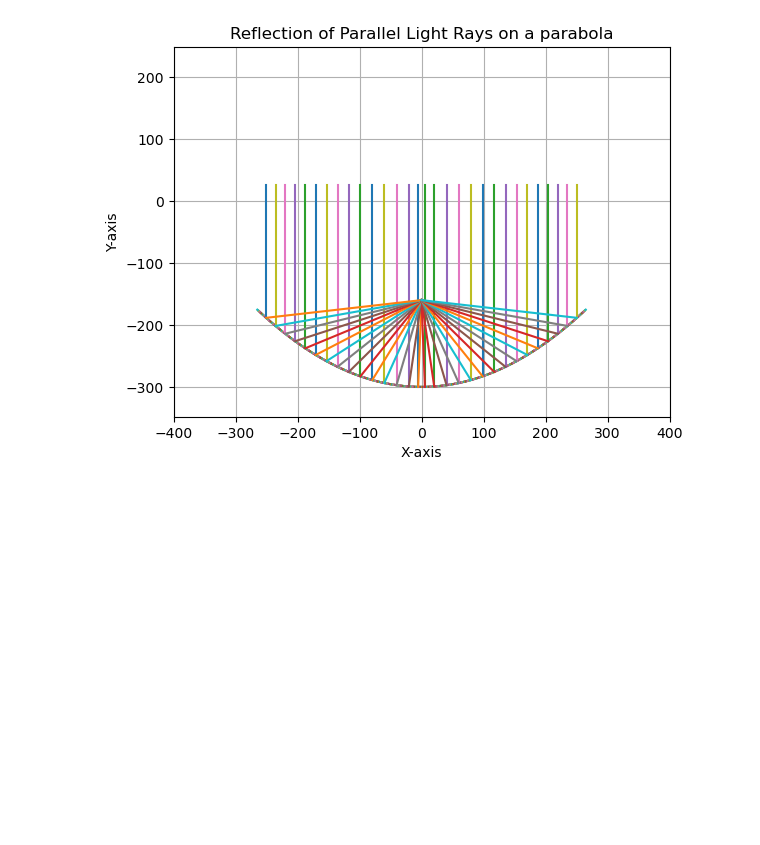
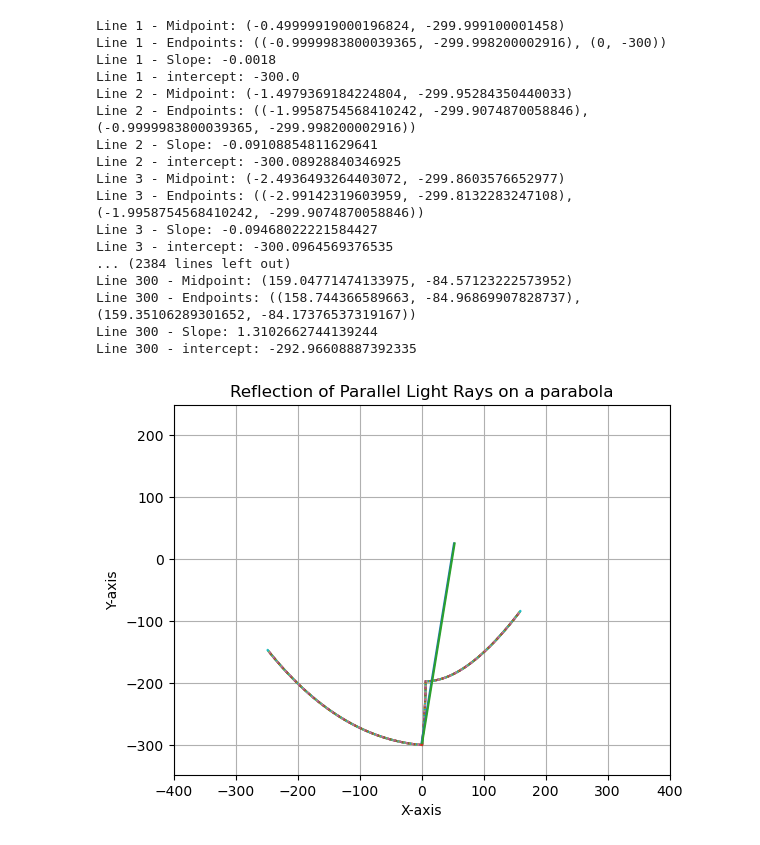
Before and after one commit to xiuxiua8/MCM_ProblemA, a Jupyter notebook: draw.ipynb, the cells around one changed output. Drawn from its saved outputs; the diff is of its cells as text; code cells hidden in the pictures; blank space fills up the shorter version.

```diff
--- a/draw.ipynb
+++ b/draw.ipynb
@@ -227,13 +233,3 @@ def reflect_simple(index,line_segments_array,tag,k1 = None):
-# %%
-def degree_incident_light_is(d):
-    reflect_simple(5, line_segments_arrayR, 1, d)
-    reflect_simple(5, line_segments_arrayL, 0, d)
-
-    for i in range(1, 15):
-        reflect_simple(20 * i, line_segments_arrayR, 1, d)
-
-    for i in range(1, 15):
-        reflect_simple(20 * i, line_segments_arrayL, 0, d)
 # %%
 # circle
 fig, ax = plt.subplots()
@@ -294,11 +291,14 @@ def parabola_slope(index, line_segments_array, tag, k1 = None):
     return k_value
 
 
+# def small_theta(dy, k1 = None):
+
+
 def find_line_segments_like_parabola(line_segments_arrayR,line_segments_arrayL,degree = None):
 
     left_endpoint1 = (0, -300)
                                                                                 #slope1 = circle_slope(0)
-    slope1 = 0.0018
+    slope1 = -0.0897
     line1 = LineSegment(left_endpoint=left_endpoint1, slope=slope1)
     line_segments_arrayL.append(line1)
 
@@ -326,37 +326,61 @@ def find_line_segments_like_parabola(line_segments_arrayR,line_segments_arrayL,d
 # %%
 #parabola
 
 fig, ax = plt.subplots()
 
 
 # draw a bunch of  line segments like parabola, and the degree of incident light is None(90) or 80
 line_segments_arrayR = []
 line_segments_arrayL = []
-find_line_segments_like_parabola(line_segments_arrayR, line_segments_arrayL, None)
+find_line_segments_like_parabola(line_segments_arrayR, line_segments_arrayL, 80)
 
-#print_line_segments(line_segments_arrayR)
-#print_line_segments(line_segments_arrayL)
+print_line_segments(line_segments_arrayR)
+print_line_segments(line_segments_arrayL)
 
 plot_line_segments(line_segments_arrayR, fig, ax)
 plot_line_segments(line_segments_arrayL, fig, ax)
 
-degree_incident_light_is(None)
+degree_incident_light_is(80)
 
 # set equal
 plt.axis('equal')
 
 # set the range
 plt.xlim(-400, 400)
 plt.ylim(-350, 250)
 
+# set the range
+# plt.xlim(-25, 25)
+# plt.ylim(-310, -250)
+
+# plt.xlim(-10, 10)
+# plt.ylim(-310, -290)
+
 plt.title('Reflection of Parallel Light Rays on a parabola')
 plt.xlabel('X-axis')
 plt.ylabel('Y-axis')
 #plt.legend()
 plt.grid(True)
 plt.show()
 # %% [output]
+Line 1 - Midpoint: (-0.49999919000196824, -299.999100001458)
+Line 1 - Endpoints: ((-0.9999983800039365, -299.998200002916), (0, -300))
+Line 1 - Slope: -0.0018
+Line 1 - intercept: -300.0
+Line 2 - Midpoint: (-1.4979369184224804, -299.95284350440033)
+Line 2 - Endpoints: ((-1.9958754568410242, -299.9074870058846), (-0.9999983800039365, -299.998200002916))
+Line 2 - Slope: -0.09108854811629641
+Line 2 - intercept: -300.08928840346925
+Line 3 - Midpoint: (-2.4936493264403072, -299.8603576652977)
+Line 3 - Endpoints: ((-2.99142319603959, -299.8132283247108), (-1.9958754568410242, -299.9074870058846))
+Line 3 - Slope: -0.09468022221584427
+Line 3 - intercept: -300.0964569376535
+... (2384 lines left out)
+Line 300 - Midpoint: (159.04771474133975, -84.57123222573952)
+Line 300 - Endpoints: ((158.744366589663, -84.96869907828737), (159.35106289301652, -84.17376537319167))
+Line 300 - Slope: 1.3102662744139244
+Line 300 - intercept: -292.96608887392335
-[figure, old version]
+[figure, new version]
 # %%
 intercept_array = []
 
```
Also changed, not shown: parts of 9 cells of this notebook, 1 other file.
